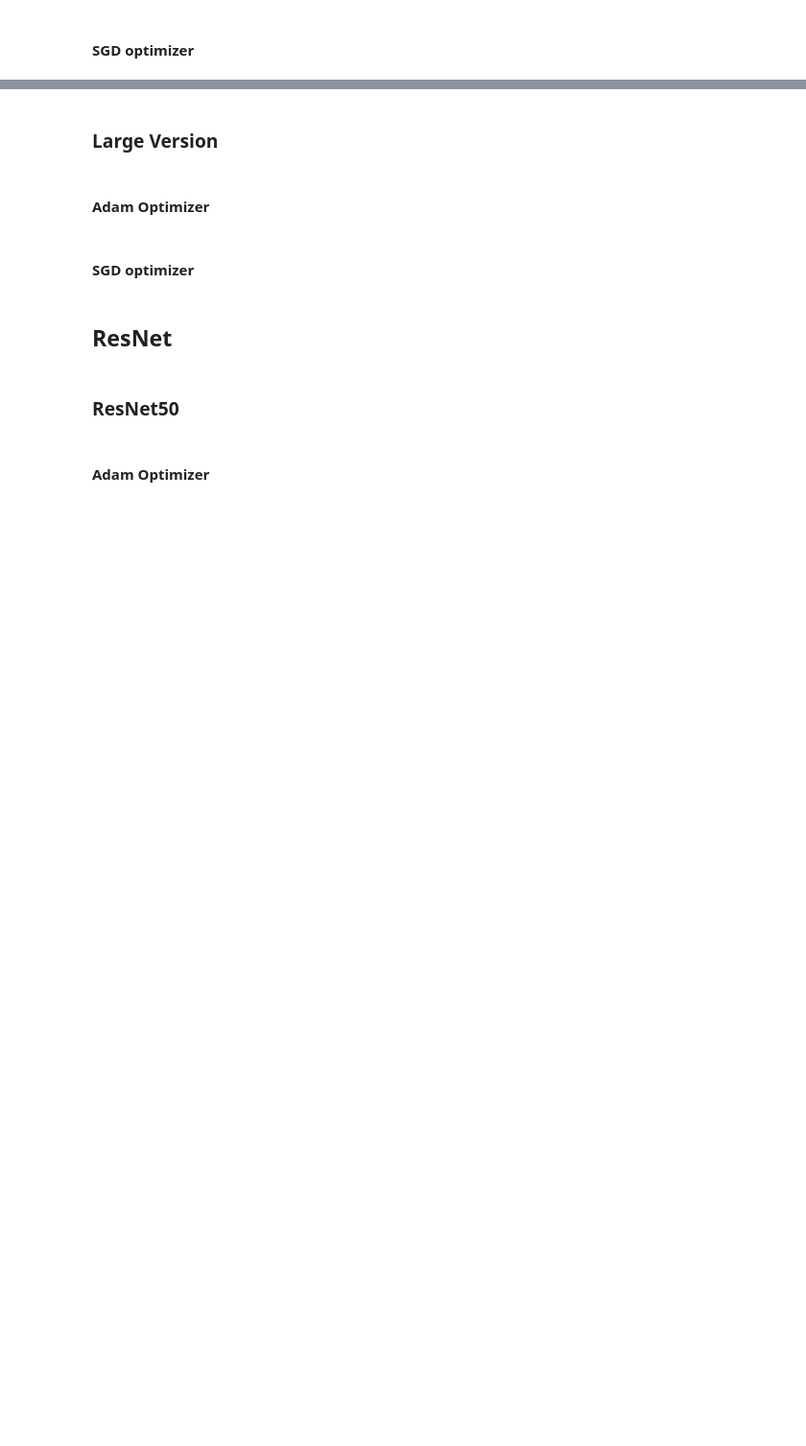
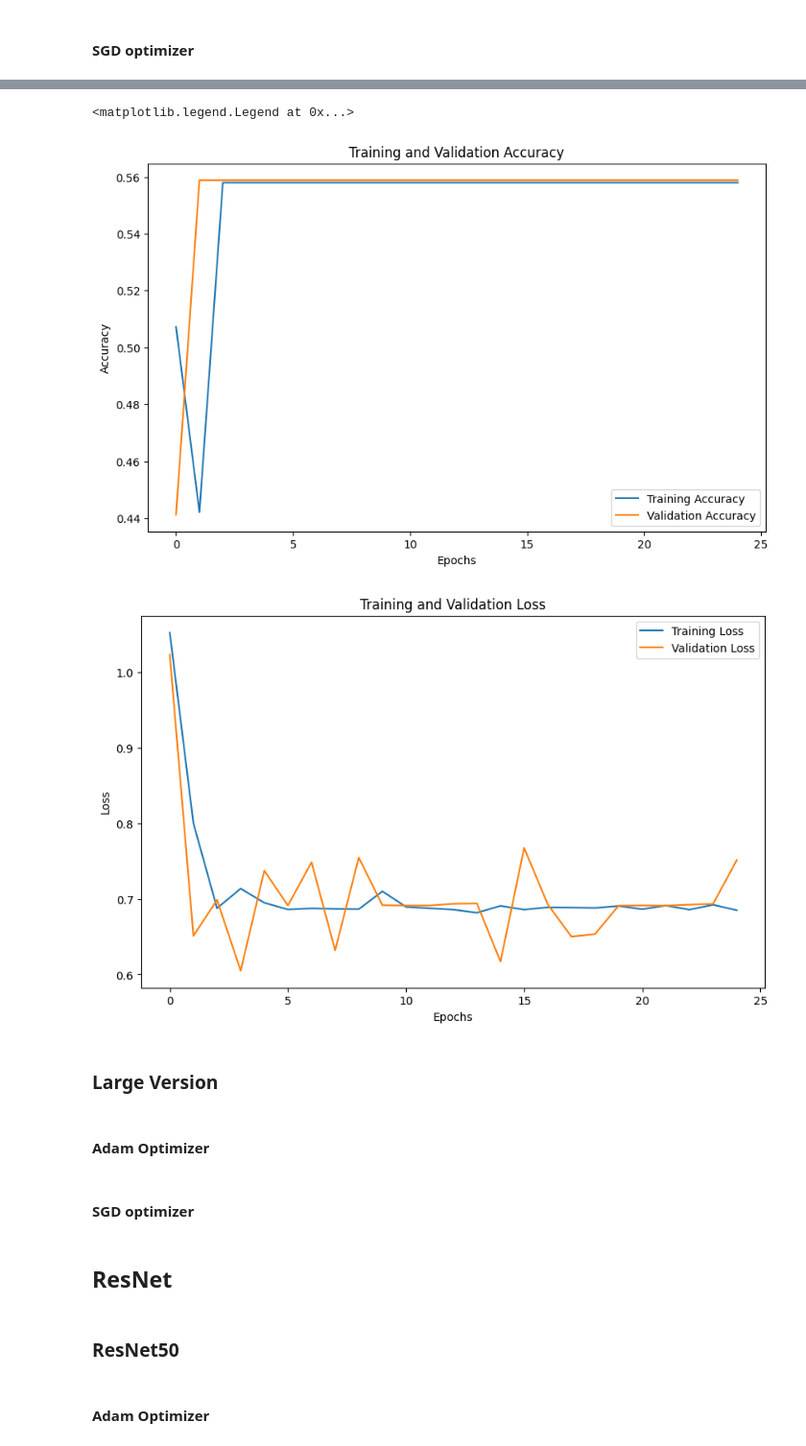
Before and after one commit to Dezarti/nodulos_tiroideos, a Jupyter notebook: 4_modelos_CNN.ipynb, the cells around one changed output, grey strips where cells are left out. Shown at 96% size. Cells and saved outputs as stored; diff of their text form; code cells hidden in the pictures; blank space fills up the shorter version.

```diff
--- a/4_modelos_CNN.ipynb
+++ b/4_modelos_CNN.ipynb
@@ -185,7 +209,7 @@ from tensorflow.keras.optimizers import SGD
 # Definir generadores de imágenes con aumento de datos
 train_datagen = ImageDataGenerator(
     rescale=1./255,
-    #rotation_range=20,
+    rotation_range=30,
     width_shift_range=0.2,
     height_shift_range=0.2,
     horizontal_flip=True,
@@ -229,7 +253,7 @@ predictions = Dense(1, activation='sigmoid')(x)
 model = Model(inputs=base_model.input, outputs=predictions)
 
 # Compilar el modelo
-model.compile(optimizer=SGD(learning_rate=0.5, momentum=0.9), loss='binary_crossentropy', metrics=['accuracy'])
+model.compile(optimizer=SGD(learning_rate=0.1, momentum=0.9), loss='binary_crossentropy', metrics=['accuracy'])
 
 # Calcular los steps per epoch y validation steps
 #train_steps = int(np.ceil(train_generator.samples / train_generator.batch_size))
@@ -272,3 +296,4 @@ plt.title('Training and Validation Loss')  # Set the title of the graph
 plt.xlabel('Epochs')  # Label the x-axis as 'Epochs'
 plt.ylabel('Loss')  # Label the y-axis as 'Loss'
 plt.legend()  # Add a legend to distinguish training vs. validation
+# %% [output]
@@ -275,3 +317,6 @@ plt.legend()  # Add a legend to distinguish training vs. validation
+<matplotlib.legend.Legend at 0x...>
+[figure, added]
+[figure, added]
 # %% [markdown]
 ### **Large Version**
 # %% [markdown]
```
Also changed, not shown: parts of 3 cells of this notebook, 2 other files.
